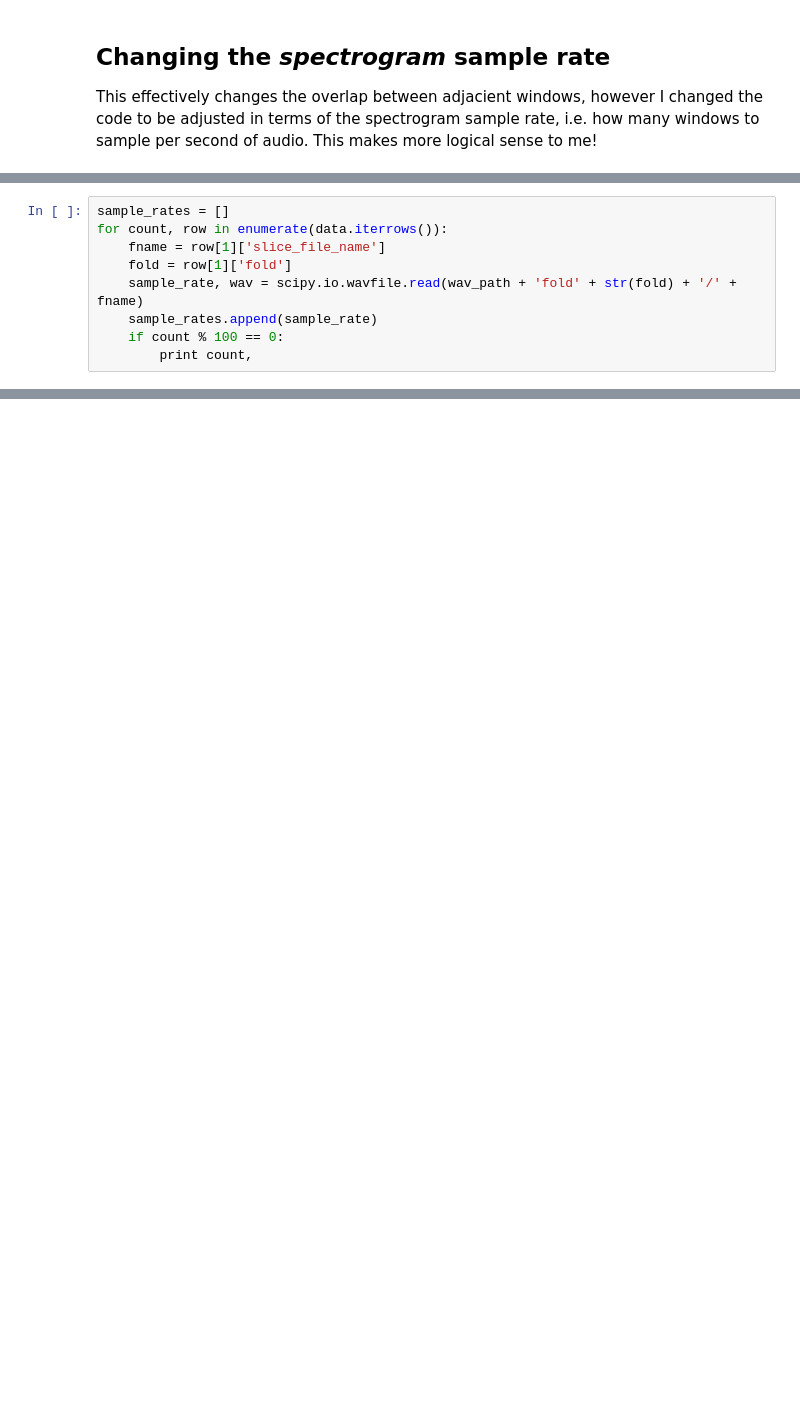
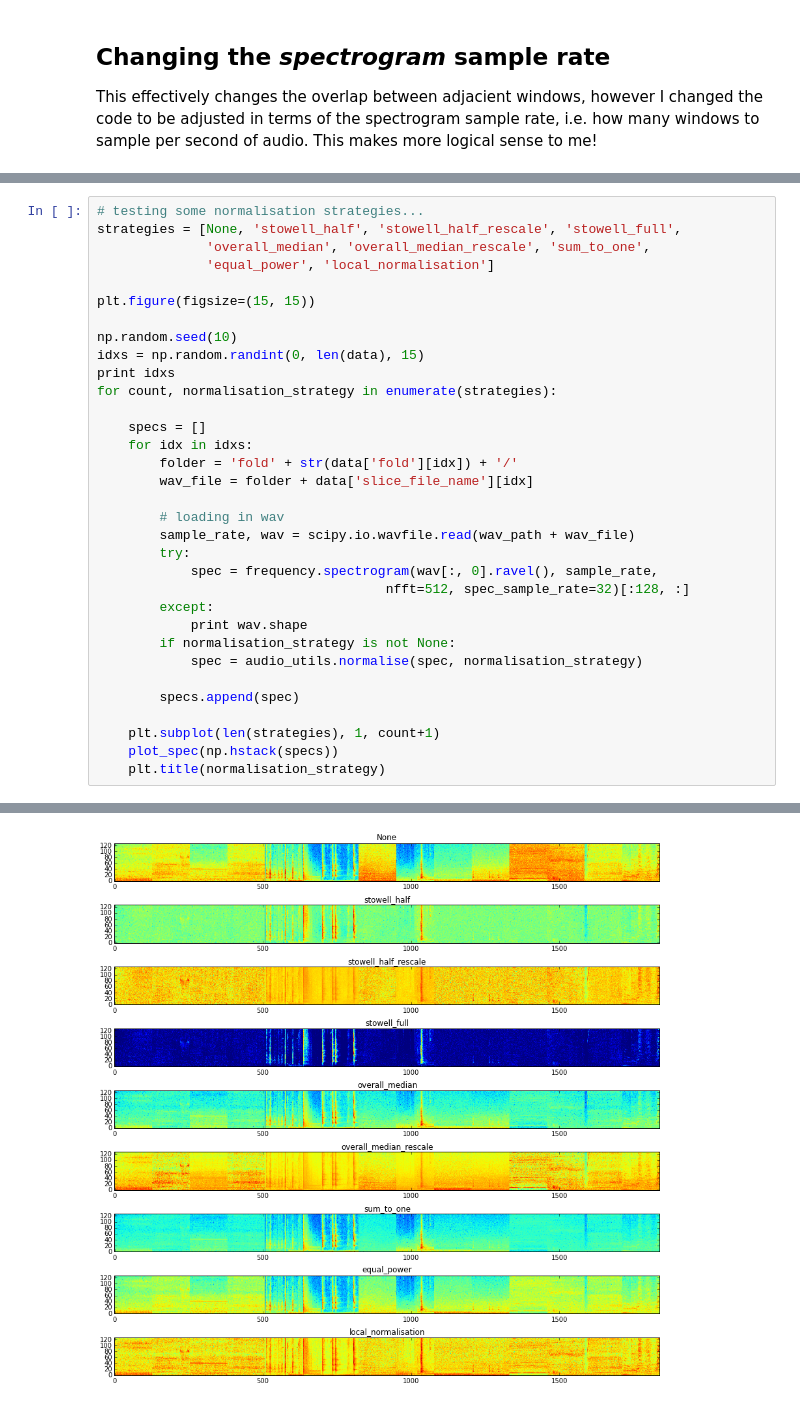
Before and after one commit to mdfirman/CityNet, a Jupyter notebook: notebooks/urban8k/notebooks/check_spectrogram.ipynb, the cells around one changed output, grey strips where cells are left out. Cells and saved outputs as stored; diff of their text form; blank space fills up the shorter version.

```diff
--- a/notebooks/urban8k/notebooks/check_spectrogram.ipynb
+++ b/notebooks/urban8k/notebooks/check_spectrogram.ipynb
@@ -131,10 +121 @@ Downsampleling  (88000,) 1024
 [figure]
-# %%
-sample_rates = []
-for count, row in enumerate(data.iterrows()):
-    fname = row[1]['slice_file_name']
-    fold = row[1]['fold']
-    sample_rate, wav = scipy.io.wavfile.read(wav_path + 'fold' + str(fold) + '/' + fname)
-    sample_rates.append(sample_rate)
-    if count % 100 == 0:
-        print count,
@@ -150,0 +132,34 @@ NameError: name 'sample_rates' is not defined
+# %%
+# testing some normalisation strategies...
+strategies = [None, 'stowell_half', 'stowell_half_rescale', 'stowell_full',
+              'overall_median', 'overall_median_rescale', 'sum_to_one',
+              'equal_power', 'local_normalisation']
+
+plt.figure(figsize=(15, 15))
+
+np.random.seed(10)
+idxs = np.random.randint(0, len(data), 15)
+print idxs
+for count, normalisation_strategy in enumerate(strategies):
+
+    specs = []
+    for idx in idxs:
+        folder = 'fold' + str(data['fold'][idx]) + '/'
+        wav_file = folder + data['slice_file_name'][idx]
+
+        # loading in wav
+        sample_rate, wav = scipy.io.wavfile.read(wav_path + wav_file)
+        try:
+            spec = frequency.spectrogram(wav[:, 0].ravel(), sample_rate,
+                                     nfft=512, spec_sample_rate=32)[:128, :]
+        except:
+            print wav.shape
+        if normalisation_strategy is not None:
+            spec = audio_utils.normalise(spec, normalisation_strategy)
+
+        specs.append(spec)
+
+    plt.subplot(len(strategies), 1, count+1)
+    plot_spec(np.hstack(specs))
+    plt.title(normalisation_strategy)
+# %% [output]
@@ -150,0 +167 @@ NameError: name 'sample_rates' is not defined
+[figure, added]
```
Also changed, not shown: parts of 8 cells of this notebook, 8 other files.
